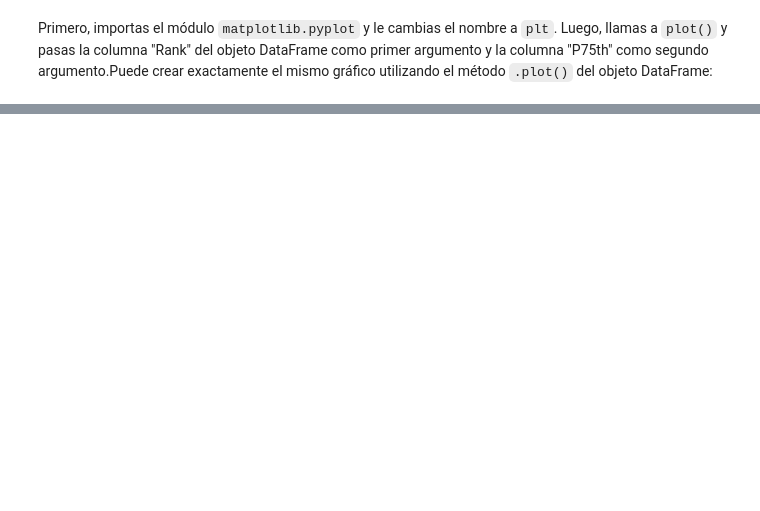
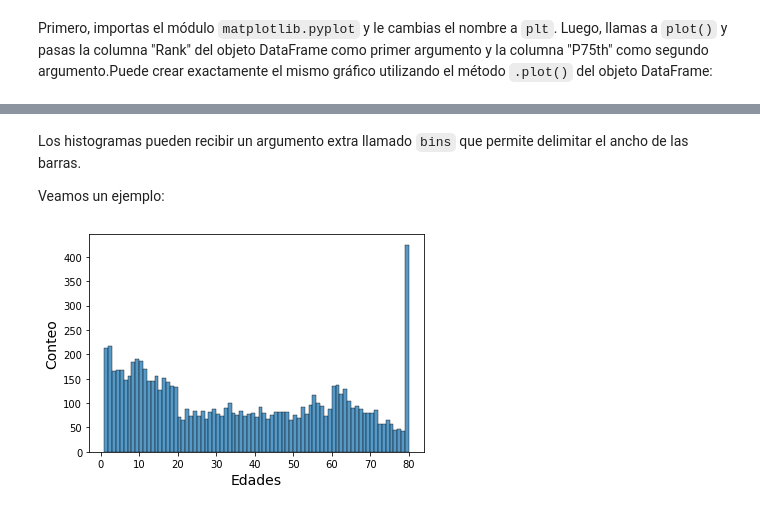
Before and after one commit to renatoparedes/IntroPythonInvestigacionPsicologia, a Jupyter notebook: AnalisisdeDatosCuantitativos/VisualizacionDeDatos.ipynb, the cells around one changed output, grey strips where cells are left out. Cells and saved outputs as stored; diff of their text form; code cells hidden in the pictures; blank space fills up the shorter version.

```diff
--- a/AnalisisdeDatosCuantitativos/VisualizacionDeDatos.ipynb
+++ b/AnalisisdeDatosCuantitativos/VisualizacionDeDatos.ipynb
@@ -257,0 +151,14 @@ Si tienes tiempo, te invito a revisar el siguiente [tutorial](https://ourcodingc
+# %% [markdown]
+Los histogramas pueden recibir un argumento extra llamado `bins` que permite delimitar el ancho de las barras.
+
+Veamos un ejemplo:
+# %%
+import numpy as np
+custom_bins = np.arange(nhanes_data['AgeInYearsAtScreening'].min(), nhanes_data['AgeInYearsAtScreening'].max() + 1)
+
+bin_histogram = sns.histplot(x='AgeInYearsAtScreening',data=nhanes_data, bins=custom_bins)
+bin_histogram.set_xlabel("Edades", fontsize=14)
+bin_histogram.set_ylabel("Conteo", fontsize=14)
+plt.show()
+# %% [output]
+[figure, added]
```
Also changed, not shown: parts of 70 cells of this notebook, 2 other files.
